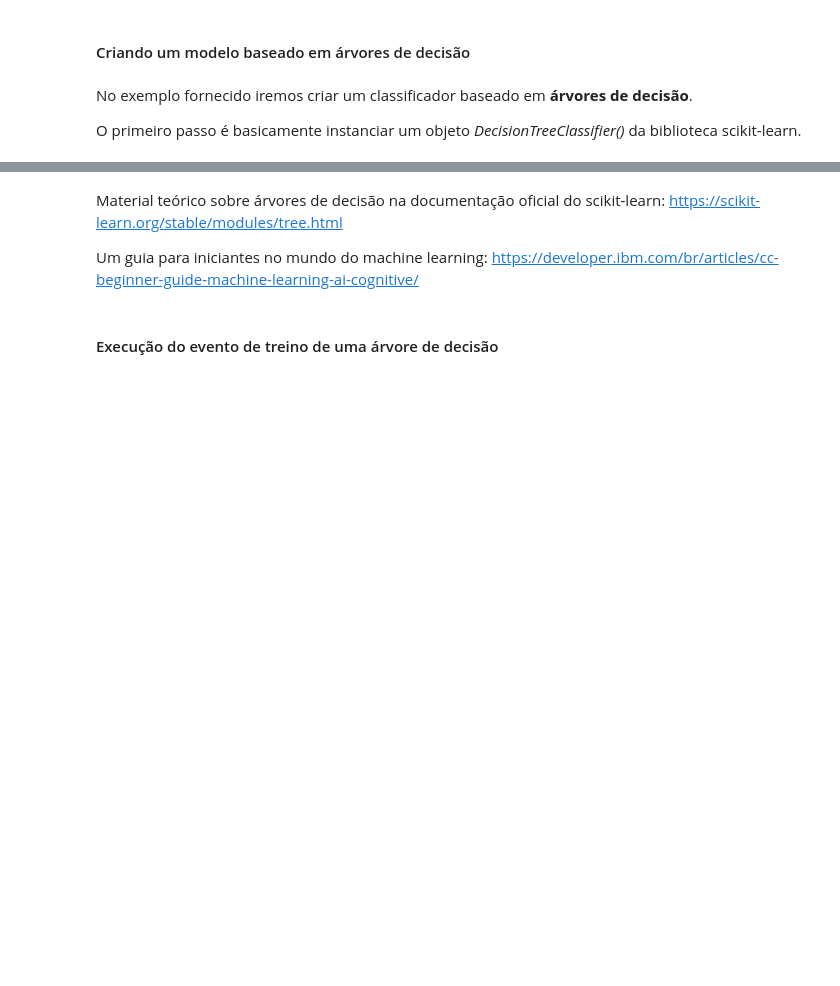
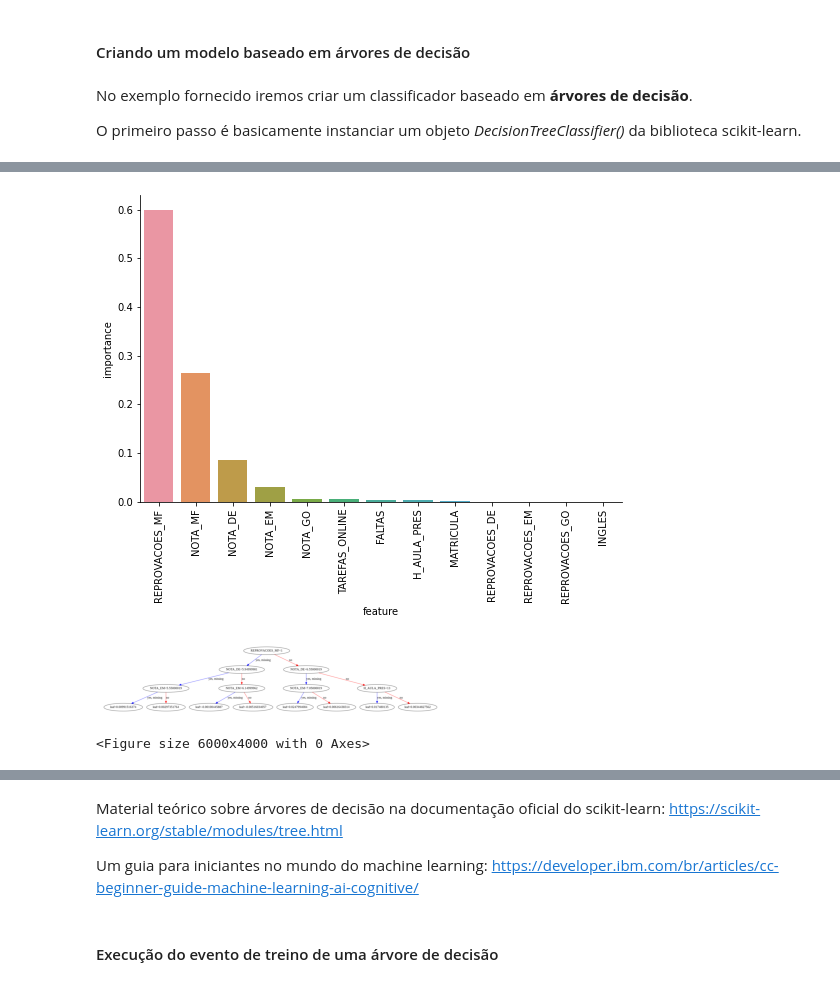
Before and after one commit to Quiteria89/Deploy-Web, a Jupyter notebook: desafio_2_mq.ipynb, the cells around one changed output, grey strips where cells are left out. Drawn from its saved outputs; the diff is of its cells as text; code cells hidden in the pictures; blank space fills up the shorter version.

```diff
--- a/desafio_2_mq.ipynb
+++ b/desafio_2_mq.ipynb
@@ -447,0 +410,24 @@ XGBClassifier(base_score=0.5, booster='gbtree', colsample_bylevel=1,
+# %%
+#separar a variável independente e de destino nos dados de treinamento
+model=xgb.XGBClassifier(random_state=1,learning_rate=0.01,n_estimators=100)
+model.fit(X_train, y_train)
+model.score(X_test,y_test)
+
+
+
+
+# Target - Dataset
+predict_train = model.predict(X_train)
+print('\nTarget alcançada ',predict_train)
+
+# Acurácia alcançada pela árvore de decisão
+accuracy_train = accuracy_score(y_train,predict_train)
+print('\nAcurácia alcançada : {}%'.format(100*round(accuracy_train), 2))
+
+# prever o alvo no conjunto de dados de teste
+predict_test = model.predict(X_test)
+print('\nTarget alcançada nos dados:',predict_test)
+
+# Acurácia alcançada pela árvore de decisão - Teste
+accuracy_test = accuracy_score(y_test,predict_test)
+print('\nAcurácia alcançada no teste:{}%'.format(100*round(accuracy_test), 2))
@@ -447,0 +442,13 @@ XGBClassifier(base_score=0.5, booster='gbtree', colsample_bylevel=1,
+# %%
+rfc_fi = pd.DataFrame({'feature':X.columns,'importance':model.feature_importances_}).sort_values(by='importance',ascending=False)
+sns.catplot(x='feature',y='importance',data=rfc_fi,kind='bar',aspect=1.5).set_xticklabels(rotation=90);
+# %% [output]
+[figure, added]
+# %%
+# plot árvore única
+plot_tree(model)
+fig = plt.figure(dpi=1000)
+plt.show()
+# %% [output]
+[figure, added]
+<Figure size 6000x4000 with 0 Axes>
```
Also changed, not shown: parts of 12 cells of this notebook.
